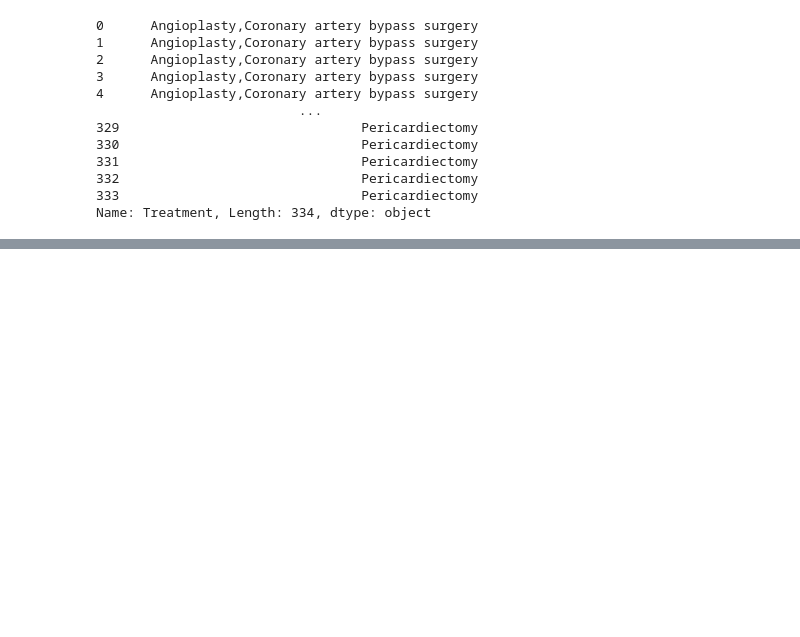
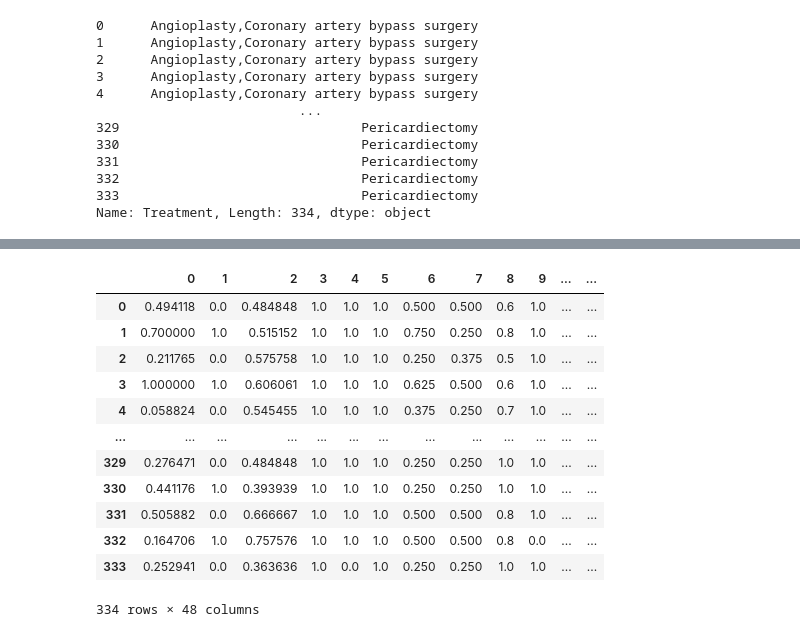
Before and after one commit to harikakatta08/Colab, a Jupyter notebook: Generative_Ai_workshop.ipynb, the cells around one changed output, grey strips where cells are left out. Cells and saved outputs as stored; diff of their text form; code cells hidden in the pictures; blank space fills up the shorter version.

```diff
--- a/Generative_Ai_workshop.ipynb
+++ b/Generative_Ai_workshop.ipynb
@@ -69,0 +96,20 @@ Name: Treatment, Length: 334, dtype: object
+# %%
+X=MMS.fit_transform(X)
+Y=MMS.fit_transform(Y)
+X=pd.DataFrame(X)
+Y=pd.DataFrame(Y)
+X
+# %% [output]
+|  | 0 | 1 | 2 | 3 | 4 | 5 | 6 | 7 | 8 | 9 | ... | ... |
+| 0 | 0.494118 | 0.0 | 0.484848 | 1.0 | 1.0 | 1.0 | 0.500 | 0.500 | 0.6 | 1.0 | ... | ... |
+| 1 | 0.700000 | 1.0 | 0.515152 | 1.0 | 1.0 | 1.0 | 0.750 | 0.250 | 0.8 | 1.0 | ... | ... |
+| 2 | 0.211765 | 0.0 | 0.575758 | 1.0 | 1.0 | 1.0 | 0.250 | 0.375 | 0.5 | 1.0 | ... | ... |
+| 3 | 1.000000 | 1.0 | 0.606061 | 1.0 | 1.0 | 1.0 | 0.625 | 0.500 | 0.6 | 1.0 | ... | ... |
+| 4 | 0.058824 | 0.0 | 0.545455 | 1.0 | 1.0 | 1.0 | 0.375 | 0.250 | 0.7 | 1.0 | ... | ... |
+| ... | ... | ... | ... | ... | ... | ... | ... | ... | ... | ... | ... | ... |
+| 329 | 0.276471 | 0.0 | 0.484848 | 1.0 | 1.0 | 1.0 | 0.250 | 0.250 | 1.0 | 1.0 | ... | ... |
+| 330 | 0.441176 | 1.0 | 0.393939 | 1.0 | 1.0 | 1.0 | 0.250 | 0.250 | 1.0 | 1.0 | ... | ... |
+| 331 | 0.505882 | 0.0 | 0.666667 | 1.0 | 1.0 | 1.0 | 0.500 | 0.500 | 0.8 | 1.0 | ... | ... |
+| 332 | 0.164706 | 1.0 | 0.757576 | 1.0 | 1.0 | 1.0 | 0.500 | 0.500 | 0.8 | 0.0 | ... | ... |
+| 333 | 0.252941 | 0.0 | 0.363636 | 1.0 | 0.0 | 1.0 | 0.250 | 0.250 | 1.0 | 1.0 | ... | ... |
+334 rows × 48 columns
```
Also changed, not shown: parts of 3 cells of this notebook.
